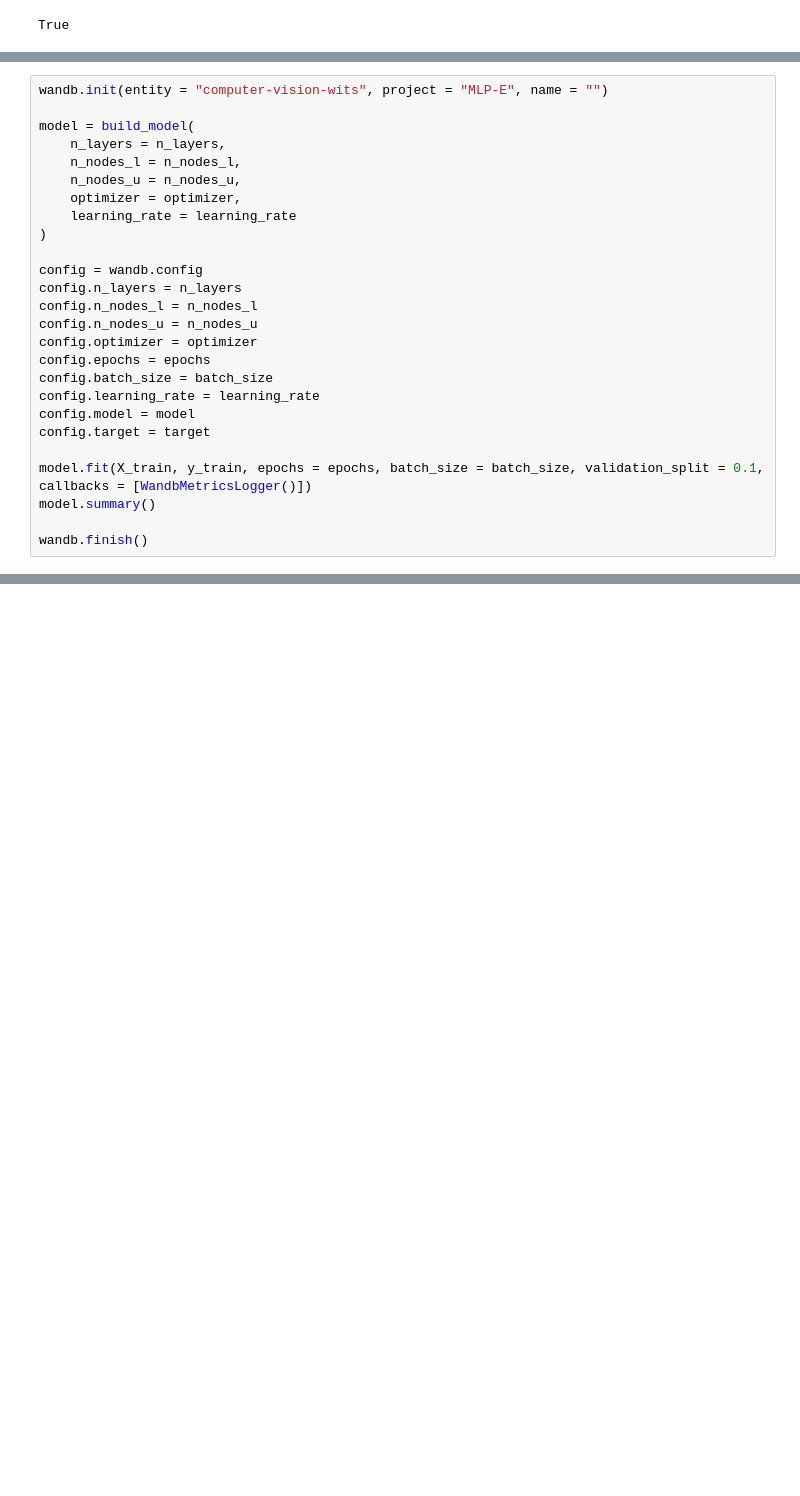
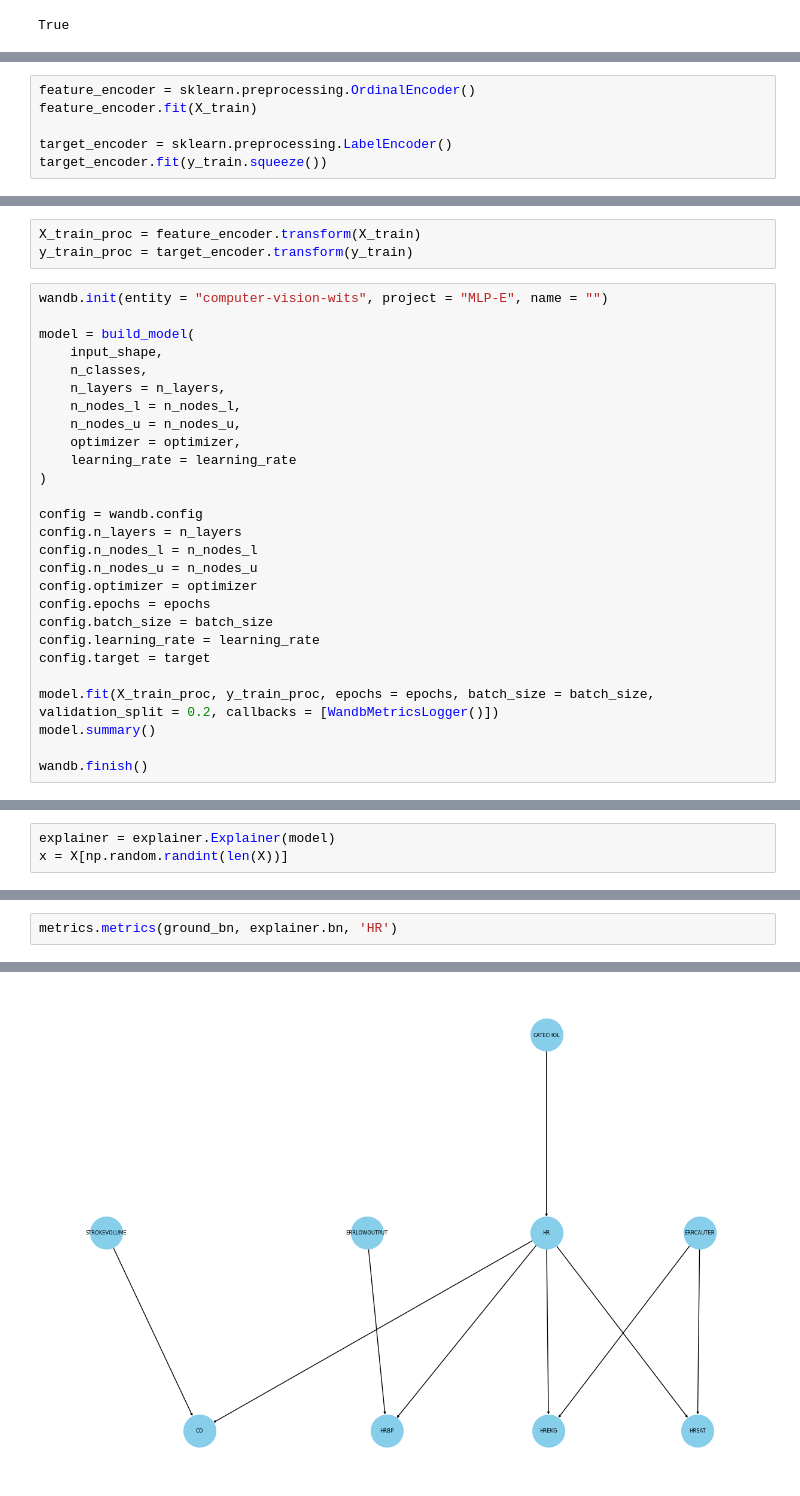
Before and after one commit to TumeloMkwambe/Honours-RP, a Jupyter notebook: main.ipynb, the cells around one changed output, grey strips where cells are left out. Saved outputs shown, nothing was run; the diff lists cells and outputs as text; blank space fills up the shorter version.

```diff
--- a/main.ipynb
+++ b/main.ipynb
@@ -71,0 +63,6 @@ batch_size = 50
+# %%
+feature_encoder = sklearn.preprocessing.OrdinalEncoder()
+feature_encoder.fit(X_train)
+
+target_encoder = sklearn.preprocessing.LabelEncoder()
+target_encoder.fit(y_train.squeeze())
@@ -72,7 +71,12 @@ batch_size = 50
+# %%
+X_train_proc = feature_encoder.transform(X_train)
+y_train_proc = target_encoder.transform(y_train)
 # %%
 wandb.init(entity = "computer-vision-wits", project = "MLP-E", name = "")
 
 model = build_model(
+    input_shape,
+    n_classes,
     n_layers = n_layers,
     n_nodes_l = n_nodes_l,
     n_nodes_u = n_nodes_u,
@@ -88,10 +92,9 @@ config.optimizer = optimizer
 config.epochs = epochs
 config.batch_size = batch_size
 config.learning_rate = learning_rate
-config.model = model
 config.target = target
 
-model.fit(X_train, y_train, epochs = epochs, batch_size = batch_size, validation_split = 0.1, callbacks = [WandbMetricsLogger()])
+model.fit(X_train_proc, y_train_proc, epochs = epochs, batch_size = batch_size, validation_split = 0.2, callbacks = [WandbMetricsLogger()])
 model.summary()
 
 wandb.finish()
@@ -143,0 +156,3 @@ Model: "sequential_60"
+# %%
+explainer = explainer.Explainer(model)
+x = X[np.random.randint(len(X))]
@@ -143,0 +175,3 @@ Model: "sequential_60"
+# %%
+metrics.metrics(ground_bn, explainer.bn, 'HR')
+# %% [output]
@@ -143,0 +184 @@ Model: "sequential_60"
+[figure, added]
```
Also changed, not shown: parts of 20 cells of this notebook, 6 other files.
